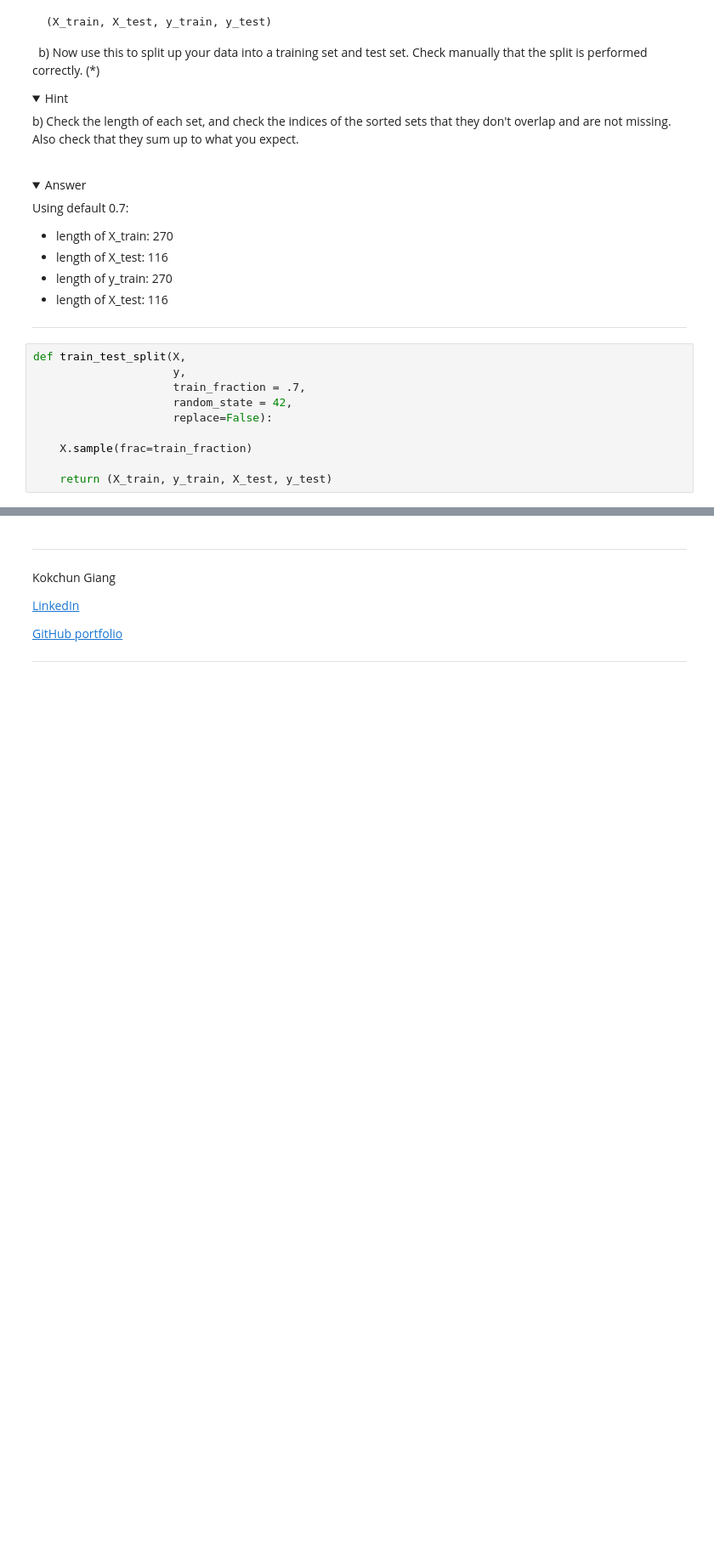
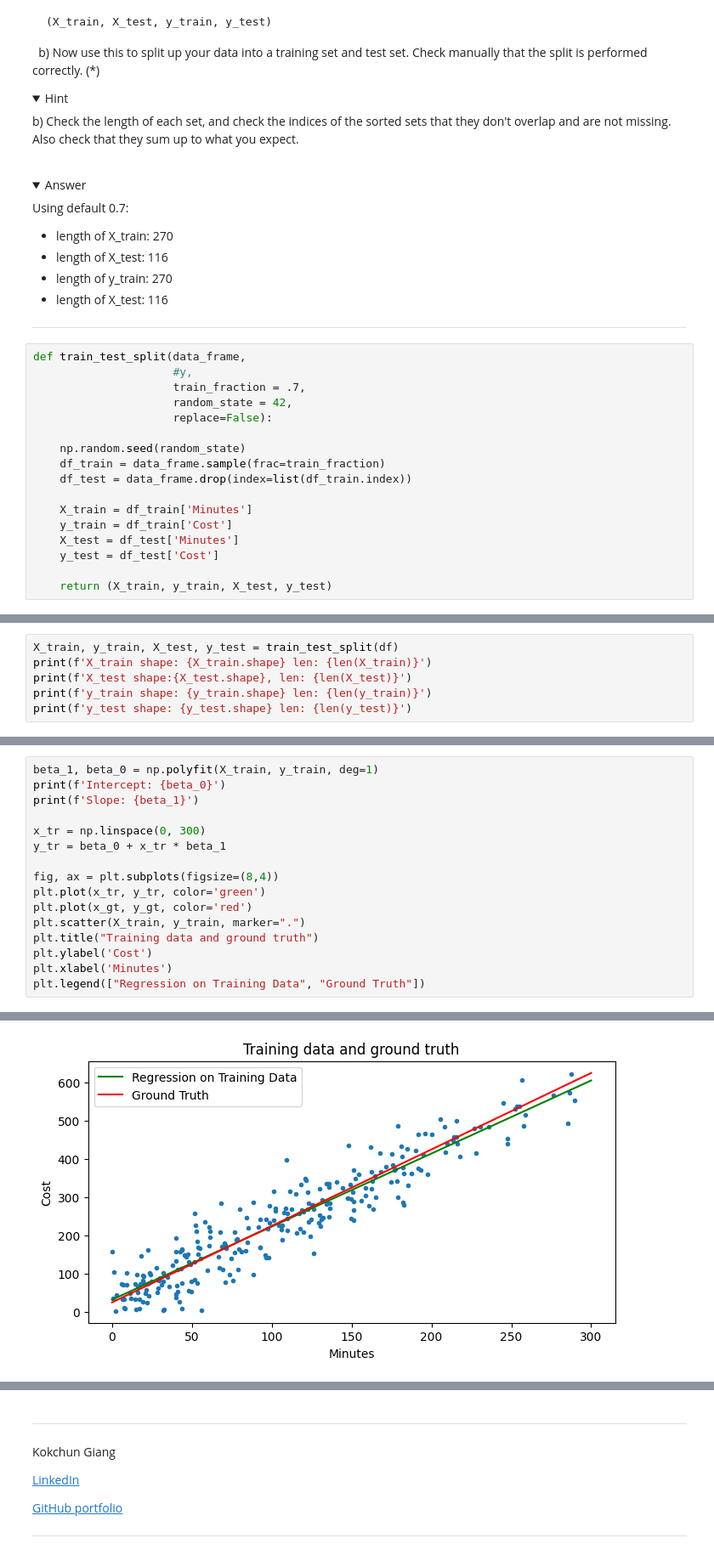
Before and after one commit to dancla240/Machine_Learning_Daniel_Claesson, a Jupyter notebook: Exercises/E00_linear_regression.ipynb, the cells around one changed output, grey strips where cells are left out. Shown at 85% size. Drawn from its saved outputs; the diff is of its cells as text; folded sections open; blank space fills up the shorter version.

```diff
--- a/Exercises/E00_linear_regression.ipynb
+++ b/Exercises/E00_linear_regression.ipynb
@@ -176,12 +178,19 @@ Using default 0.7:
 
 ---
 # %%
-def train_test_split(X,
-                     y,
+def train_test_split(data_frame,
+                     #y,
                      train_fraction = .7,
                      random_state = 42,
                      replace=False):
 
-    X.sample(frac=train_fraction)
+    np.random.seed(random_state)
+    df_train = data_frame.sample(frac=train_fraction)
+    df_test = data_frame.drop(index=list(df_train.index))
+
+    X_train = df_train['Minutes']
+    y_train = df_train['Cost']
+    X_test = df_test['Minutes']
+    y_test = df_test['Cost']
 
     return (X_train, y_train, X_test, y_test)
@@ -191,0 +197,6 @@ NameError: name 'X_train' is not defined
+# %%
+X_train, y_train, X_test, y_test = train_test_split(df)
+print(f'X_train shape: {X_train.shape} len: {len(X_train)}')
+print(f'X_test shape:{X_test.shape}, len: {len(X_test)}')
+print(f'y_train shape: {y_train.shape} len: {len(y_train)}')
+print(f'y_test shape: {y_test.shape} len: {len(y_test)}')
@@ -214,3 +230,20 @@ It is important to keep track of the shapes of the vectors, matrices in order fo
 </details>
 
 ---
+# %%
+beta_1, beta_0 = np.polyfit(X_train, y_train, deg=1)
+print(f'Intercept: {beta_0}')
+print(f'Slope: {beta_1}')
+
+x_tr = np.linspace(0, 300)
+y_tr = beta_0 + x_tr * beta_1
+
+fig, ax = plt.subplots(figsize=(8,4))
+plt.plot(x_tr, y_tr, color='green')
+plt.plot(x_gt, y_gt, color='red')
+plt.scatter(X_train, y_train, marker=".")
+plt.title("Training data and ground truth")
+plt.ylabel('Cost')
+plt.xlabel('Minutes')
+plt.legend(["Regression on Training Data", "Ground Truth"])
+# %% [output]
@@ -217,3 +253,4 @@ It is important to keep track of the shapes of the vectors, matrices in order fo
+[figure, added]
 # %% [markdown]
 ## 3. Prediction and evaluation (*)
 
```
Also changed, not shown: parts of 6 cells of this notebook.
